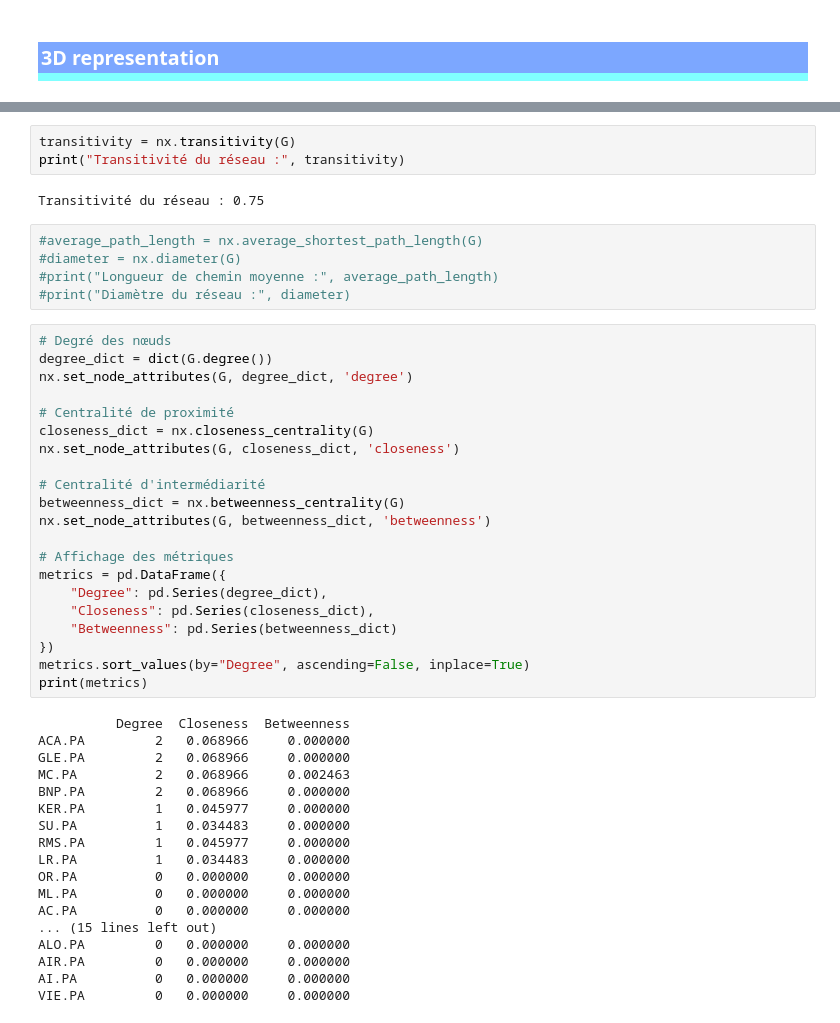
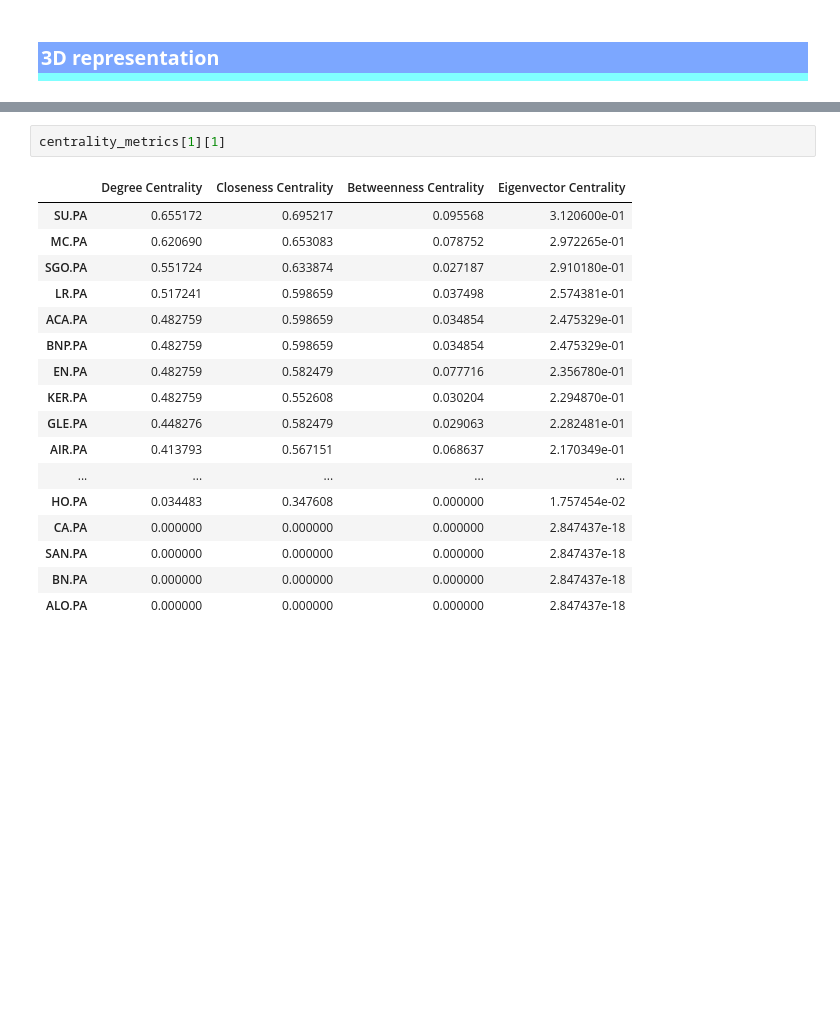
Before and after one commit to AntoineBuffandeau/Data_analysis_on_stocks, a Jupyter notebook: data_related_inn_fin.ipynb, the cells around one changed output, grey strips where cells are left out. Drawn from its saved outputs; the diff is of its cells as text; blank space fills up the shorter version.

```diff
--- a/data_related_inn_fin.ipynb
+++ b/data_related_inn_fin.ipynb
@@ -668,49 +826,20 @@ Coefficient de clustering moyen : 0.1
-# %%
-transitivity = nx.transitivity(G)
-print("Transitivité du réseau :", transitivity)
-# %% [output]
-Transitivité du réseau : 0.75
-# %%
-#average_path_length = nx.average_shortest_path_length(G)
-#diameter = nx.diameter(G)
-#print("Longueur de chemin moyenne :", average_path_length)
-#print("Diamètre du réseau :", diameter)
-# %%
-# Degré des nœuds
-degree_dict = dict(G.degree())
-nx.set_node_attributes(G, degree_dict, 'degree')
-
-# Centralité de proximité
-closeness_dict = nx.closeness_centrality(G)
-nx.set_node_attributes(G, closeness_dict, 'closeness')
-
-# Centralité d'intermédiarité
-betweenness_dict = nx.betweenness_centrality(G)
-nx.set_node_attributes(G, betweenness_dict, 'betweenness')
-
-# Affichage des métriques
-metrics = pd.DataFrame({
-    "Degree": pd.Series(degree_dict),
-    "Closeness": pd.Series(closeness_dict),
-    "Betweenness": pd.Series(betweenness_dict)
-})
-metrics.sort_values(by="Degree", ascending=False, inplace=True)
-print(metrics)
-# %% [output]
-          Degree  Closeness  Betweenness
-ACA.PA         2   0.068966     0.000000
-GLE.PA         2   0.068966     0.000000
-MC.PA          2   0.068966     0.002463
-BNP.PA         2   0.068966     0.000000
-KER.PA         1   0.045977     0.000000
-SU.PA          1   0.034483     0.000000
-RMS.PA         1   0.045977     0.000000
-LR.PA          1   0.034483     0.000000
-OR.PA          0   0.000000     0.000000
-ML.PA          0   0.000000     0.000000
-AC.PA          0   0.000000     0.000000
-... (15 lines left out)
-ALO.PA         0   0.000000     0.000000
-AIR.PA         0   0.000000     0.000000
-AI.PA          0   0.000000     0.000000
-VIE.PA         0   0.000000     0.000000
+# %%
+centrality_metrics[1][1]
+# %% [output]
+|  | Degree Centrality | Closeness Centrality | Betweenness Centrality | Eigenvector Centrality |
+| SU.PA | 0.655172 | 0.695217 | 0.095568 | 3.120600e-01 |
+| MC.PA | 0.620690 | 0.653083 | 0.078752 | 2.972265e-01 |
+| SGO.PA | 0.551724 | 0.633874 | 0.027187 | 2.910180e-01 |
+| LR.PA | 0.517241 | 0.598659 | 0.037498 | 2.574381e-01 |
+| ACA.PA | 0.482759 | 0.598659 | 0.034854 | 2.475329e-01 |
+| BNP.PA | 0.482759 | 0.598659 | 0.034854 | 2.475329e-01 |
+| EN.PA | 0.482759 | 0.582479 | 0.077716 | 2.356780e-01 |
+| KER.PA | 0.482759 | 0.552608 | 0.030204 | 2.294870e-01 |
+| GLE.PA | 0.448276 | 0.582479 | 0.029063 | 2.282481e-01 |
+| AIR.PA | 0.413793 | 0.567151 | 0.068637 | 2.170349e-01 |
+| ... | ... | ... | ... | ... |
+| HO.PA | 0.034483 | 0.347608 | 0.000000 | 1.757454e-02 |
+| CA.PA | 0.000000 | 0.000000 | 0.000000 | 2.847437e-18 |
+| SAN.PA | 0.000000 | 0.000000 | 0.000000 | 2.847437e-18 |
+| BN.PA | 0.000000 | 0.000000 | 0.000000 | 2.847437e-18 |
+| ALO.PA | 0.000000 | 0.000000 | 0.000000 | 2.847437e-18 |
```
Also changed, not shown: parts of 35 cells of this notebook.
